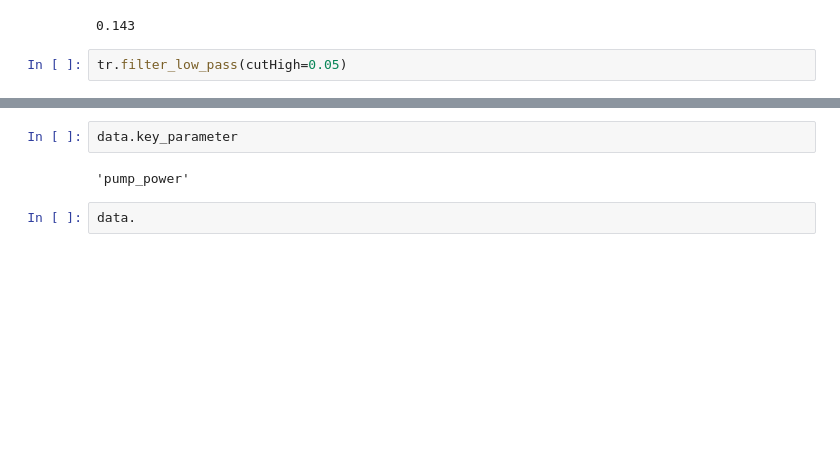
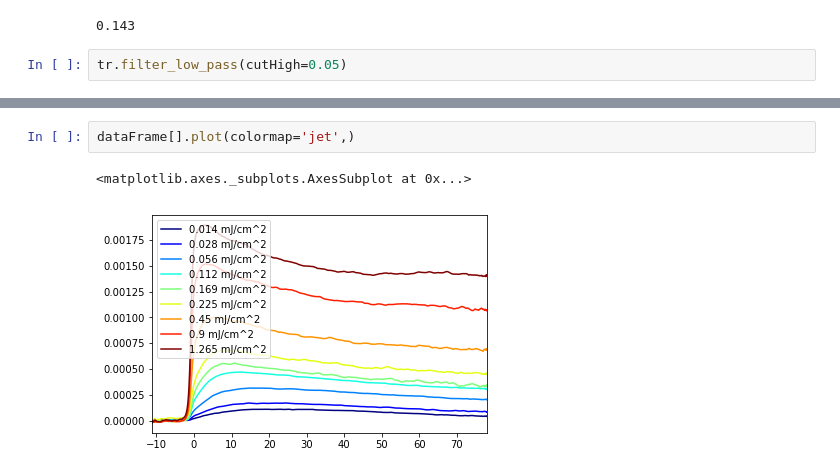
Before and after one commit to steinnymir/RegAscope2017, a Jupyter notebook: Analysis Tests.ipynb, the cells around one changed output, grey strips where cells are left out. Drawn from its saved outputs; the diff is of its cells as text; blank space fills up the shorter version.

```diff
--- a/Analysis Tests.ipynb
+++ b/Analysis Tests.ipynb
@@ -229,6 +273,5 @@ AttributeError: 'Transient' object has no attribute 'pump_power'
-# %%
-data.key_parameter
-# %% [output]
-'pump_power'
-# %%
-data.
+# %%
+dataFrame[].plot(colormap='jet',)
+# %% [output]
+<matplotlib.axes._subplots.AxesSubplot at 0x...>
+[figure, added]
```
Also changed, not shown: parts of 6 cells of this notebook, 1 other file.
